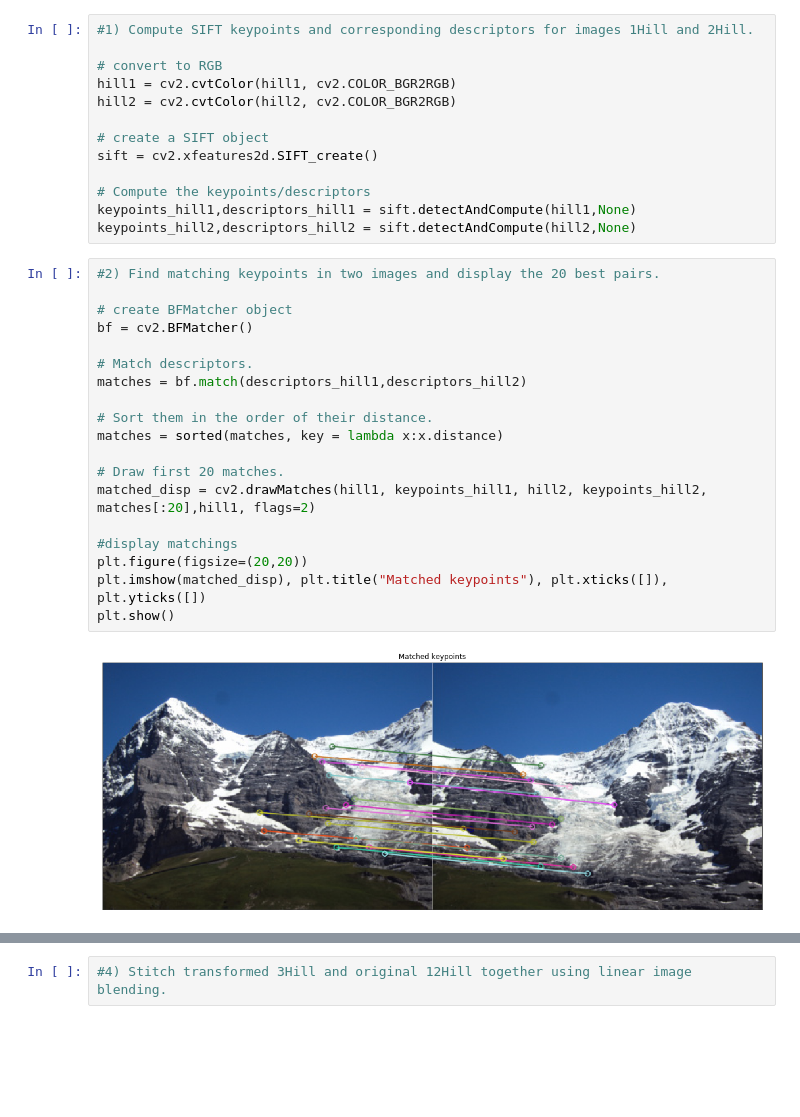
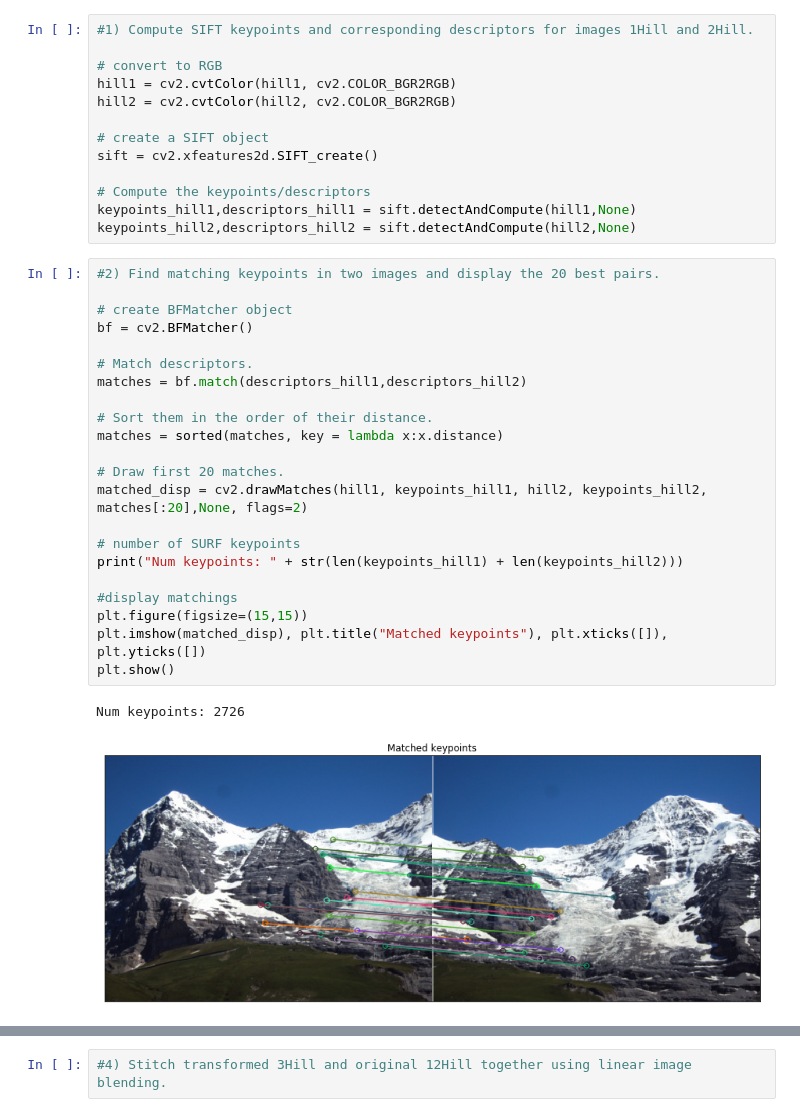
Before and after one commit to FilipBernevec/ecse-415, a Jupyter notebook: assignment2/stitching.ipynb, the cells around one changed output, grey strips where cells are left out. Cells and saved outputs as stored; diff of their text form; blank space fills up the shorter version.

```diff
--- a/assignment2/stitching.ipynb
+++ b/assignment2/stitching.ipynb
@@ -25,21 +106,25 @@ keypoints_hill2,descriptors_hill2 = sift.detectAndCompute(hill2,None)
 # %%
 #2) Find matching keypoints in two images and display the 20 best pairs.
 
 # create BFMatcher object
 bf = cv2.BFMatcher()
 
 # Match descriptors.
 matches = bf.match(descriptors_hill1,descriptors_hill2)
 
 # Sort them in the order of their distance.
 matches = sorted(matches, key = lambda x:x.distance)
 
 # Draw first 20 matches.
-matched_disp = cv2.drawMatches(hill1, keypoints_hill1, hill2, keypoints_hill2, matches[:20],hill1, flags=2)
+matched_disp = cv2.drawMatches(hill1, keypoints_hill1, hill2, keypoints_hill2, matches[:20],None, flags=2)
+
+# number of SURF keypoints
+print("Num keypoints: " + str(len(keypoints_hill1) + len(keypoints_hill2)))
 
 #display matchings
-plt.figure(figsize=(20,20))
+plt.figure(figsize=(15,15))
 plt.imshow(matched_disp), plt.title("Matched keypoints"), plt.xticks([]), plt.yticks([])
 plt.show()
 # %% [output]
+Num keypoints: 2726
-[figure, old version]
+[figure, new version]
```
Also changed, not shown: parts of 13 cells of this notebook, 9 other files.
